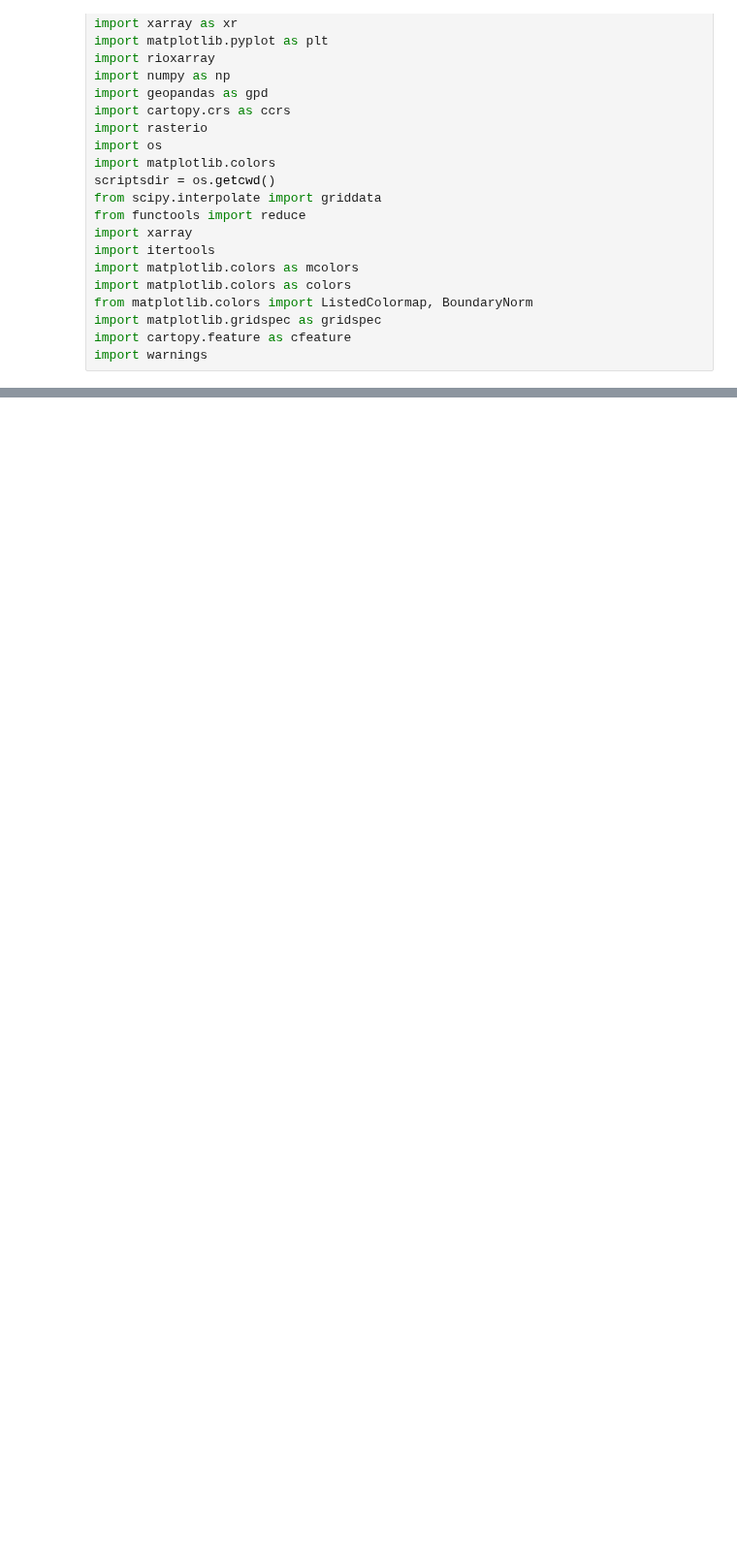
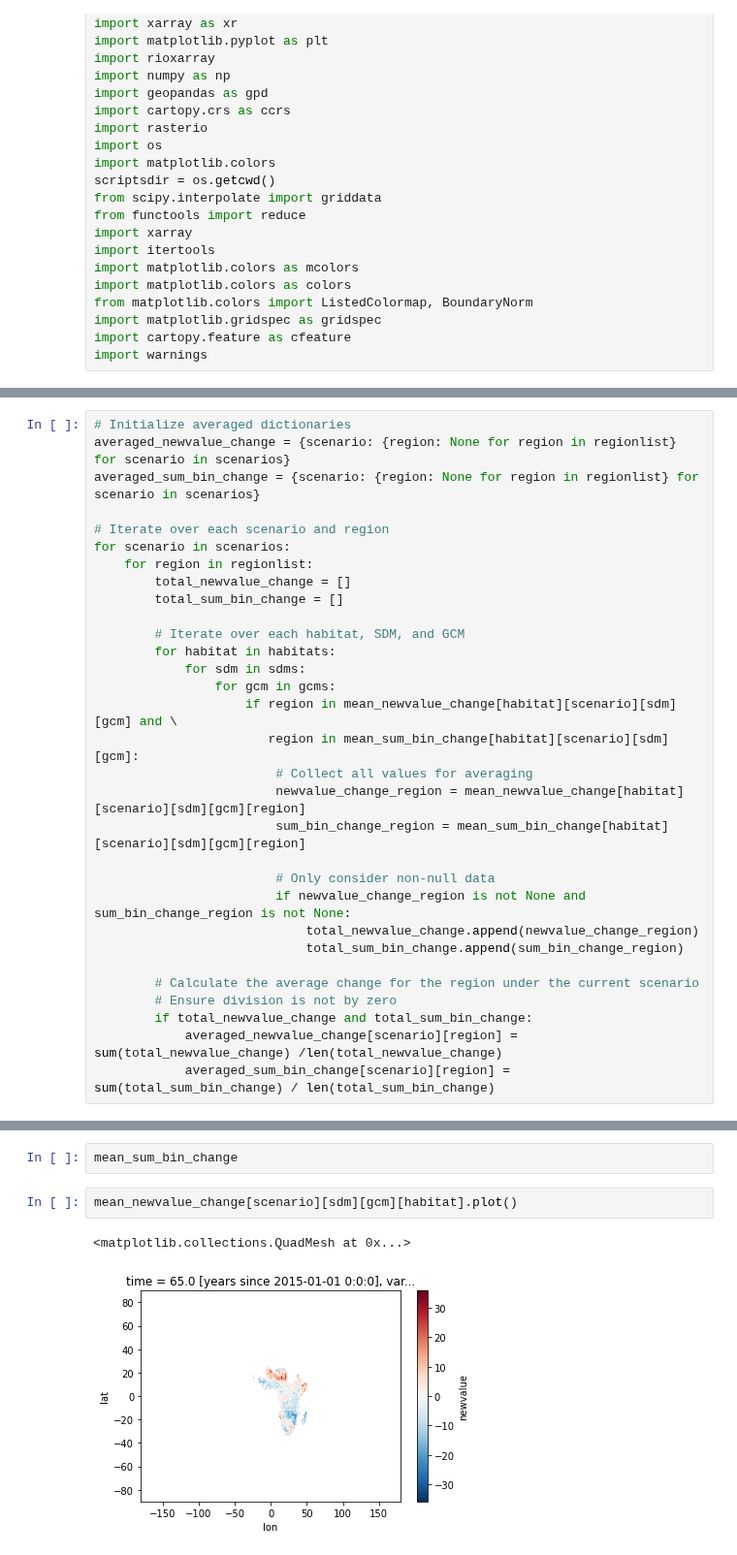
Before and after one commit to wyssacademy-unibe-ch/climate_Hari_etal_BioscenComb, a Jupyter notebook: functions/figures/key_fig_3.ipynb, the cells around one changed output, grey strips where cells are left out. Shown at 97% size. Saved outputs shown, nothing was run; the diff lists cells and outputs as text; blank space fills up the shorter version.

```diff
--- a/functions/figures/key_fig_3.ipynb
+++ b/functions/figures/key_fig_3.ipynb
@@ -551,0 +167,31 @@ for region in regionlist:
+# %%
+# Initialize averaged dictionaries
+averaged_newvalue_change = {scenario: {region: None for region in regionlist} for scenario in scenarios}
+averaged_sum_bin_change = {scenario: {region: None for region in regionlist} for scenario in scenarios}
+
+# Iterate over each scenario and region
+for scenario in scenarios:
+    for region in regionlist:
+        total_newvalue_change = []
+        total_sum_bin_change = []
+
+        # Iterate over each habitat, SDM, and GCM
+        for habitat in habitats:
+            for sdm in sdms:
+                for gcm in gcms:
+                    if region in mean_newvalue_change[habitat][scenario][sdm][gcm] and \
+                       region in mean_sum_bin_change[habitat][scenario][sdm][gcm]:
+                        # Collect all values for averaging
+                        newvalue_change_region = mean_newvalue_change[habitat][scenario][sdm][gcm][region]
+                        sum_bin_change_region = mean_sum_bin_change[habitat][scenario][sdm][gcm][region]
+
+                        # Only consider non-null data
+                        if newvalue_change_region is not None and sum_bin_change_region is not None:
+                            total_newvalue_change.append(newvalue_change_region)
+                            total_sum_bin_change.append(sum_bin_change_region)
+
+        # Calculate the average change for the region under the current scenario
+        # Ensure division is not by zero
+        if total_newvalue_change and total_sum_bin_change:
+            averaged_newvalue_change[scenario][region] = sum(total_newvalue_change) /len(total_newvalue_change)
+            averaged_sum_bin_change[scenario][region] = sum(total_sum_bin_change) / len(total_sum_bin_change)
@@ -551,0 +611,7 @@ for region in regionlist:
+# %%
+mean_sum_bin_change
+# %%
+mean_newvalue_change[scenario][sdm][gcm][habitat].plot()
+# %% [output]
+<matplotlib.collections.QuadMesh at 0x...>
+[figure, added]
```
Also changed, not shown: parts of 46 cells of this notebook, 15 other files.
